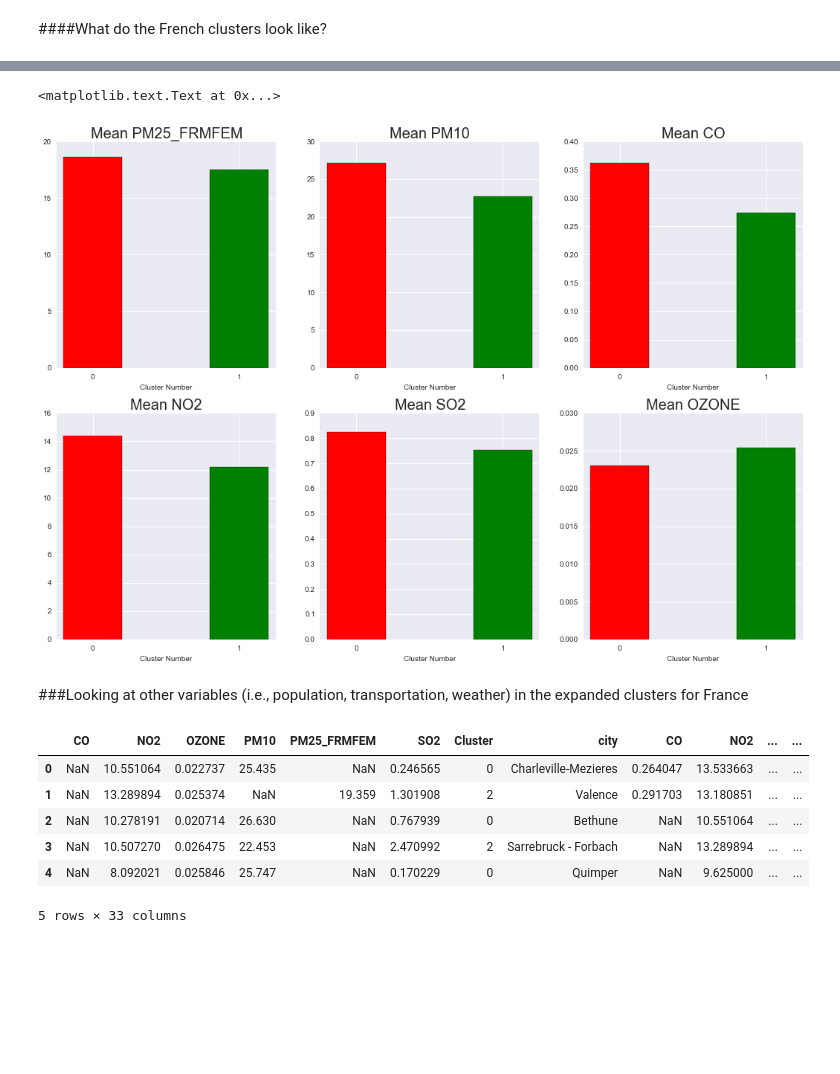
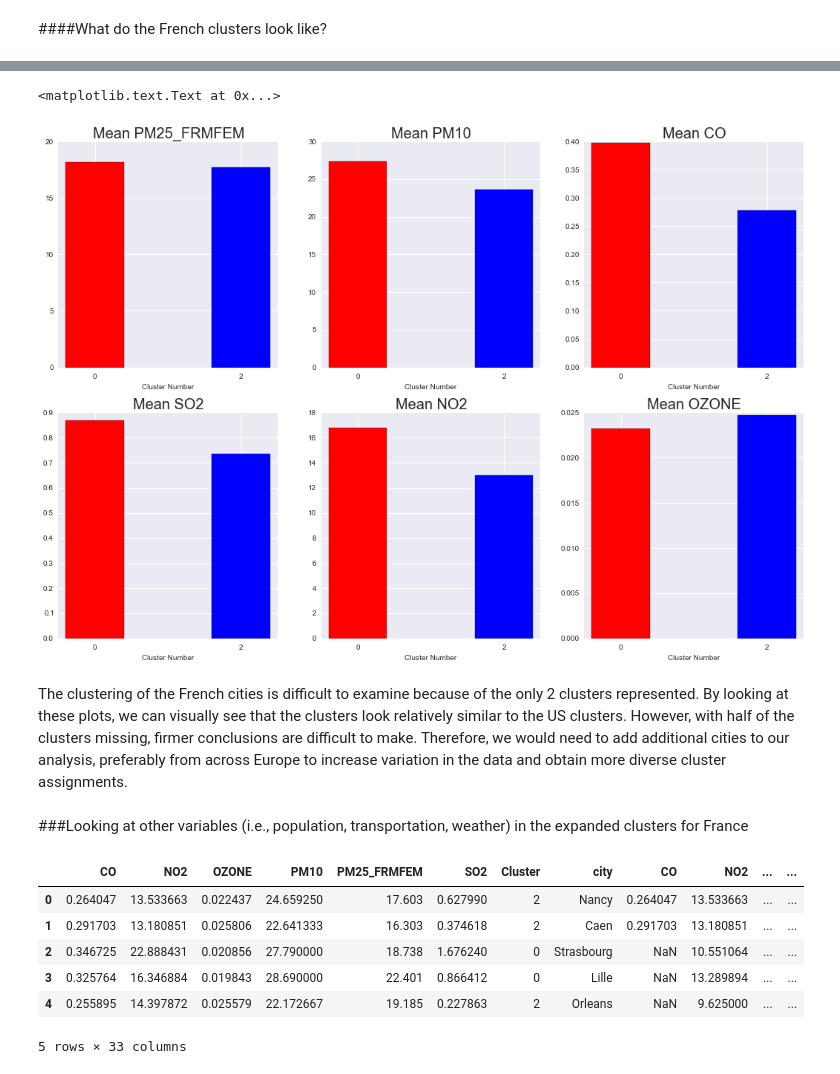
Before and after one commit to mchaffin17/AirPollutionFinalProject, a Jupyter notebook: 5. UnsupervisedLearning_pt2.ipynb, the cells around one changed output, grey strips where cells are left out. Saved outputs shown, nothing was run; the diff lists cells and outputs as text; code cells hidden in the pictures; blank space fills up the shorter version.

```diff
--- a/5. UnsupervisedLearning_pt2.ipynb
+++ b/5. UnsupervisedLearning_pt2.ipynb
@@ -393,17 +418,17 @@ I use the knn functions written above
 # %%
-frclusts = pd.Series(index=fr_p.index)
-for x in range(len(fr_p)):
-    knn_clust = response(neighbors(allclusters, fr_p.iloc[x,:], k=5))
-    frclusts[x] = knn_clust
+frclusts6 = pd.Series(index=fr_p6.index)
+for x in range(len(fr_p6)):
+    knn_clust6 = response(neighbors(allclusters, fr_p6.iloc[x,:], k=5))
+    frclusts6[x] = knn_clust6
 # %%
 #merge the series containing the cluster labels with the dataframe with the french cities
-fr_p_clusts = pd.concat([fr_p, frclusts], axis=1)
+fr_p_clusts6 = pd.concat([fr_p6, frclusts6], axis=1)
 # %%
-fr_p_clusts = fr_p_clusts.rename(columns={0: 'Cluster'})
+fr_p_clusts6 = fr_p_clusts6.rename(columns={0: 'Cluster'})
 # %% [markdown]
 ####What do the French clusters look like?
 # %%
-fr_group = fr_p_clusts.groupby('Cluster')
+fr_group = fr_p_clusts6.groupby('Cluster')
 fr_group.count()
 # %% [output]
 |  | CO | NO2 | OZONE | PM10 | PM25_FRMFEM | SO2 |
@@ -421,44 +448,46 @@ fr_means
 # %%
 fig = plt.figure(figsize=(18,12))
-names=['0','1','3']
+names=['0','2','3']
 plt.subplot(2, 3, 1)
-plt.bar(fr_means.index,fr_means['PM25_FRMFEM'],color=['r','g','k'],align='center')
+plt.bar(fr_means.index,fr_means['PM25_FRMFEM'],color=['r','b','k'],align='center')
 plt.title('Mean PM25_FRMFEM',fontsize=20)
 plt.xticks(fr_means.index, names,horizontalalignment='center')
 plt.xlabel('Cluster Number',horizontalalignment='center',fontsize=10)
 
 plt.subplot(2, 3, 2)
-plt.bar(fr_means.index,fr_means['PM10'],color=['r','g','k'],align='center')
+plt.bar(fr_means.index,fr_means['PM10'],color=['r','b','k'],align='center')
 plt.title('Mean PM10',fontsize=20)
 plt.xticks(fr_means.index, names,horizontalalignment='center')
 plt.xlabel('Cluster Number',horizontalalignment='center',fontsize=10)
 
 plt.subplot(2, 3, 3)
-plt.bar(fr_means.index,fr_means['CO'],color=['r','g','k'],align='center')
+plt.bar(fr_means.index,fr_means['CO'],color=['r','b','k'],align='center')
 plt.title('Mean CO',fontsize=20)
 plt.xticks(fr_means.index, names,horizontalalignment='center')
 plt.xlabel('Cluster Number',horizontalalignment='center',fontsize=10)
 
-plt.subplot(2, 3, 4)
-plt.bar(fr_means.index,fr_means['NO2'],color=['r','g','k'],align='center')
+plt.subplot(2, 3, 5)
+plt.bar(fr_means.index,fr_means['NO2'],color=['r','b','k'],align='center')
 plt.title('Mean NO2',fontsize=20)
 plt.xticks(fr_means.index, names,horizontalalignment='center')
 plt.xlabel('Cluster Number',horizontalalignment='center',fontsize=10)
 
-plt.subplot(2, 3, 5)
-plt.bar(fr_means.index,fr_means['SO2'],color=['r','g','k'],align='center')
+plt.subplot(2, 3, 4)
+plt.bar(fr_means.index,fr_means['SO2'],color=['r','b','k'],align='center')
 plt.title('Mean SO2',fontsize=20)
 plt.xticks(fr_means.index, names,horizontalalignment='center')
 plt.xlabel('Cluster Number',horizontalalignment='center',fontsize=10)
 
 plt.subplot(2, 3, 6)
-plt.bar(fr_means.index,fr_means['OZONE'],color=['r','g','k'],align='center')
+plt.bar(fr_means.index,fr_means['OZONE'],color=['r','b','k'],align='center')
 plt.title('Mean OZONE',fontsize=20)
 plt.xticks(fr_means.index, names,horizontalalignment='center')
 plt.xlabel('Cluster Number',horizontalalignment='center',fontsize=10)
 # %% [output]
 <matplotlib.text.Text at 0x...>
-[figure, old version]
+[figure, new version]
+# %% [markdown]
+The clustering of the French cities is difficult to examine because of the only 2 clusters represented. By looking at these plots, we can visually see that the clusters look relatively similar to the US clusters. However, with half of the clusters missing, firmer conclusions are difficult to make. Therefore, we would need to add additional cities to our analysis, preferably from across Europe to increase variation in the data and obtain more diverse cluster assignments.
 # %%
 fr_p_clusts.to_csv("Data/clusters_knn_france.csv",index=False,na_rep='NA')
 # %% [markdown]
@@ -469,13 +498,13 @@ fr_p_clusts = fr_p_clusts.reset_index(drop = True)
 # %%
-fr_clu_vars = pd.concat([fr_p_clusts, france], axis=1, join='inner')
+fr_clu_vars = pd.concat([fr_p_clusts6, france], axis=1, join='inner')
 fr_clu_vars.head()
 # %% [output]
 |  | CO | NO2 | OZONE | PM10 | PM25_FRMFEM | SO2 | Cluster | city | CO | NO2 | ... | ... |
-| 0 | NaN | 10.551064 | 0.022737 | 25.435 | NaN | 0.246565 | 0 | Charleville-Mezieres | 0.264047 | 13.533663 | ... | ... |
-| 1 | NaN | 13.289894 | 0.025374 | NaN | 19.359 | 1.301908 | 2 | Valence | 0.291703 | 13.180851 | ... | ... |
-| 2 | NaN | 10.278191 | 0.020714 | 26.630 | NaN | 0.767939 | 0 | Bethune | NaN | 10.551064 | ... | ... |
-| 3 | NaN | 10.507270 | 0.026475 | 22.453 | NaN | 2.470992 | 2 | Sarrebruck - Forbach | NaN | 13.289894 | ... | ... |
-| 4 | NaN | 8.092021 | 0.025846 | 25.747 | NaN | 0.170229 | 0 | Quimper | NaN | 9.625000 | ... | ... |
+| 0 | 0.264047 | 13.533663 | 0.022437 | 24.659250 | 17.603 | 0.627990 | 2 | Nancy | 0.264047 | 13.533663 | ... | ... |
+| 1 | 0.291703 | 13.180851 | 0.025806 | 22.641333 | 16.303 | 0.374618 | 2 | Caen | 0.291703 | 13.180851 | ... | ... |
+| 2 | 0.346725 | 22.888431 | 0.020856 | 27.790000 | 18.738 | 1.676240 | 0 | Strasbourg | NaN | 10.551064 | ... | ... |
+| 3 | 0.325764 | 16.346884 | 0.019843 | 28.690000 | 22.401 | 0.866412 | 0 | Lille | NaN | 13.289894 | ... | ... |
+| 4 | 0.255895 | 14.397872 | 0.025579 | 22.172667 | 19.185 | 0.227863 | 2 | Orleans | NaN | 9.625000 | ... | ... |
 5 rows × 33 columns
 # %%
 fr_clu_vars_means = fr_clu_vars.groupby('Cluster').mean()
```
Also changed, not shown: parts of 27 cells of this notebook, 1 other file.
